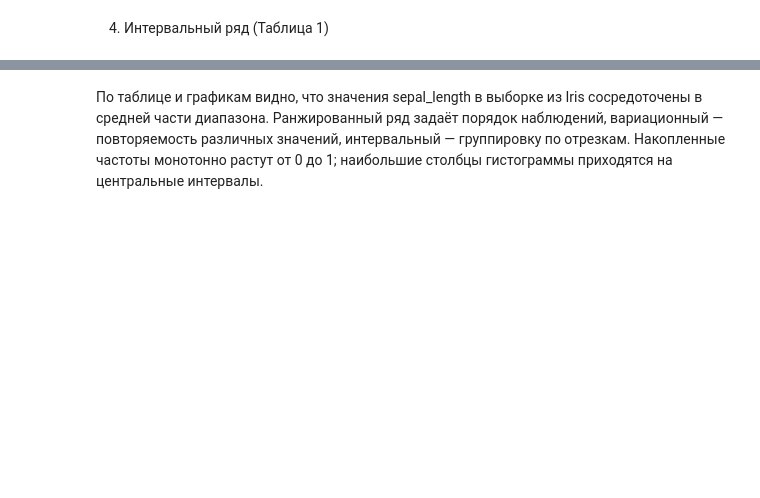
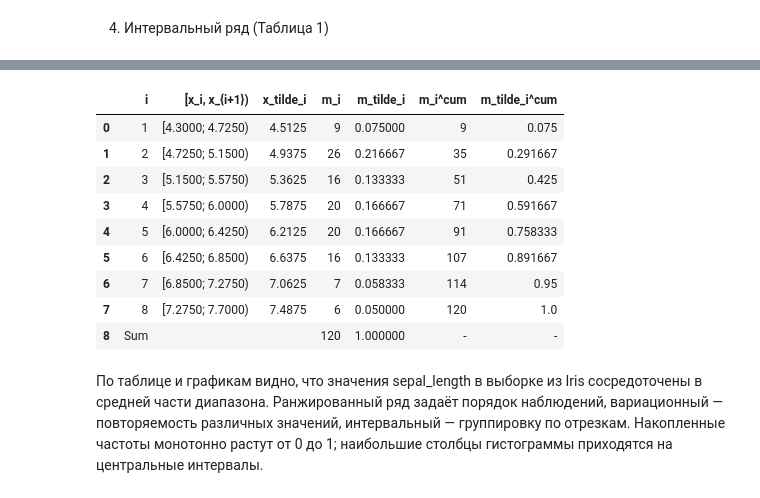
Before and after one commit to the-mvi/smedh-2026, a Jupyter notebook: 2381_Vankov_YS_Vakulenko_IY/task1.ipynb, the cells around one changed output, grey strips where cells are left out. Drawn from its saved outputs; the diff is of its cells as text; code cells hidden in the pictures; blank space fills up the shorter version.

```diff
--- a/2381_Vankov_YS_Vakulenko_IY/task1.ipynb
+++ b/2381_Vankov_YS_Vakulenko_IY/task1.ipynb
@@ -120,24 +154,35 @@ int_df
 # %%
 df_int_pretty = int_df.rename(columns={
     "[x_i; x_{i+1})": "[x_i, x_{i+1})",
-    "x_tilde_i": "x̃_i",
-    "m_tilde_i": "m̃_i",
-    "m_i_cum": "m_i^нак",
-    "m_tilde_i_cum": "m̃_i^нак"
+    "x_tilde_i": "x_tilde_i",
+    "m_tilde_i": "m_tilde_i",
+    "m_i_cum": "m_i^cum",
+    "m_tilde_i_cum": "m_tilde_i^cum"
 }).copy()
 
 row_sum = pd.DataFrame([{
-    "i": "Σ",
+    "i": "Sum",
     "[x_i, x_{i+1})": "",
-    "x̃_i": "",
+    "x_tilde_i": "",
     "m_i": int_df["m_i"].sum(),
-    "m̃_i": int_df["m_tilde_i"].sum(),
-    "m_i^нак": "-",
-    "m̃_i^нак": "-"
+    "m_tilde_i": int_df["m_tilde_i"].sum(),
+    "m_i^cum": "-",
+    "m_tilde_i^cum": "-"
 }])
 
 result_int_df = pd.concat([df_int_pretty, row_sum], ignore_index=True)
 result_int_df
+# %% [output]
+|  | i | [x_i, x_{i+1}) | x_tilde_i | m_i | m_tilde_i | m_i^cum | m_tilde_i^cum |
+| 0 | 1 | [4.3000; 4.7250) | 4.5125 | 9 | 0.075000 | 9 | 0.075 |
+| 1 | 2 | [4.7250; 5.1500) | 4.9375 | 26 | 0.216667 | 35 | 0.291667 |
+| 2 | 3 | [5.1500; 5.5750) | 5.3625 | 16 | 0.133333 | 51 | 0.425 |
+| 3 | 4 | [5.5750; 6.0000) | 5.7875 | 20 | 0.166667 | 71 | 0.591667 |
+| 4 | 5 | [6.0000; 6.4250) | 6.2125 | 20 | 0.166667 | 91 | 0.758333 |
+| 5 | 6 | [6.4250; 6.8500) | 6.6375 | 16 | 0.133333 | 107 | 0.891667 |
+| 6 | 7 | [6.8500; 7.2750) | 7.0625 | 7 | 0.058333 | 114 | 0.95 |
+| 7 | 8 | [7.2750; 7.7000) | 7.4875 | 6 | 0.050000 | 120 | 1.0 |
+| 8 | Sum |  |  | 120 | 1.000000 | - | - |
 # %% [markdown]
 По таблице и графикам видно, что значения sepal_length в выборке из Iris сосредоточены в средней части диапазона. Ранжированный ряд задаёт порядок наблюдений, вариационный — повторяемость различных значений, интервальный — группировку по отрезкам. Накопленные частоты монотонно растут от 0 до 1; наибольшие столбцы гистограммы приходятся на центральные интервалы.
 # %%
```
Also changed, not shown: parts of 12 cells of this notebook.
